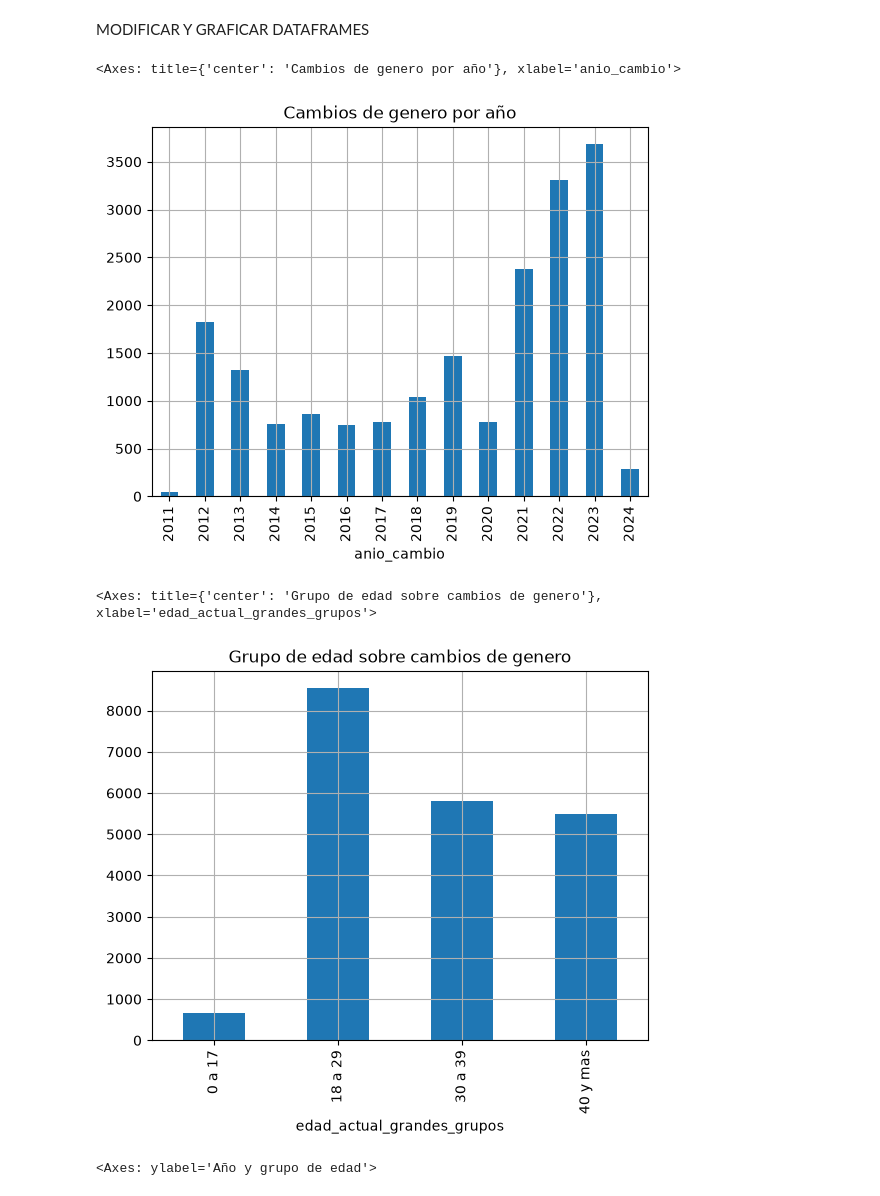
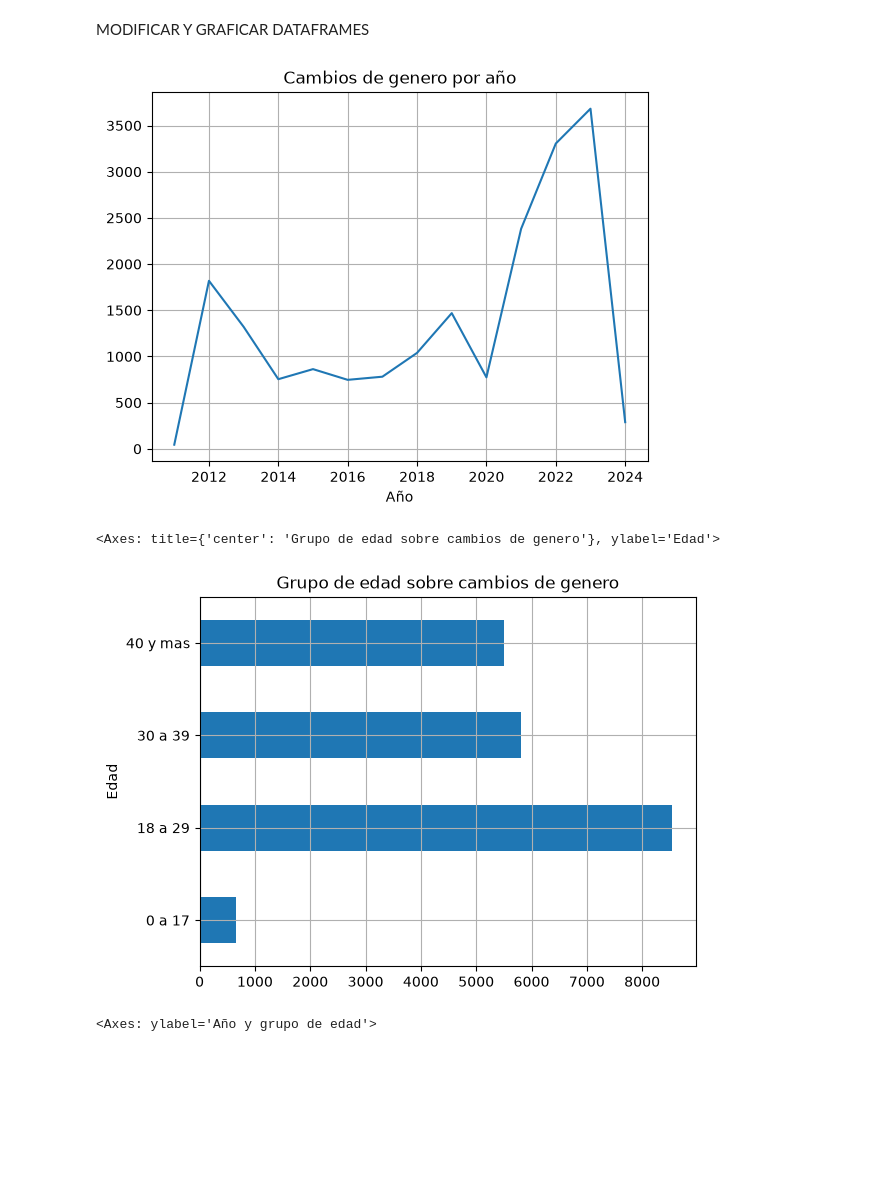
Before and after one commit to TomasVerniano/ANALISIS_POBLACION_ARGENTINA_AED, a Jupyter notebook: poblacion_nb.ipynb, the cells around one changed output. Cells and saved outputs as stored; diff of their text form; code cells hidden in the pictures; blank space fills up the shorter version.

Commit message:
Actualizando sus

```diff
--- a/poblacion_nb.ipynb
+++ b/poblacion_nb.ipynb
@@ -76,16 +76,15 @@ memory usage: 11.0 KB
 MODIFICAR Y GRAFICAR DATAFRAMES
 # %%
 cambios_genero_año_total = cambios_genero_año.groupby('anio_cambio')['cantidad'].sum()
-cambios_genero_año_total.plot(kind='bar', x='anio_cambio', y='cantidad', title='Cambios de genero por año', grid=True)
+cambios_genero_año_total.plot(kind='line', x='anio_cambio', xlabel='Año', y='cantidad', title='Cambios de genero por año', grid=True)
 # %% [output]
-<Axes: title={'center': 'Cambios de genero por año'}, xlabel='anio_cambio'>
-[figure, old version]
+[figure, new version]
 # %%
 cambios_genero_edad_total = cambios_genero_edad.groupby('edad_actual_grandes_grupos')['cantidad'].sum()
-cambios_genero_edad_total.plot(kind='bar', x='edad_actual_grandes_grupos', y='cantidad', title='Grupo de edad sobre cambios de genero', grid=True)
+cambios_genero_edad_total.plot(kind='barh', x='edad_actual_grandes_grupos', ylabel='Edad', y='cantidad', title='Grupo de edad sobre cambios de genero', grid=True)
 # %% [output]
-<Axes: title={'center': 'Grupo de edad sobre cambios de genero'}, xlabel='edad_actual_grandes_grupos'>
+<Axes: title={'center': 'Grupo de edad sobre cambios de genero'}, ylabel='Edad'>
-[figure, old version]
+[figure, new version]
 # %%
 madres_grupo_edad_total = nacimientos_madres.groupby(['grupo_etario_madre', 'anio'])['cantidad'].sum()
 madres_grupo_edad_total.plot(kind='barh', ylabel='Año y grupo de edad', grid=True, figsize=(20,20))
```
Also changed, not shown: parts of 4 cells of this notebook, 5 other files.
